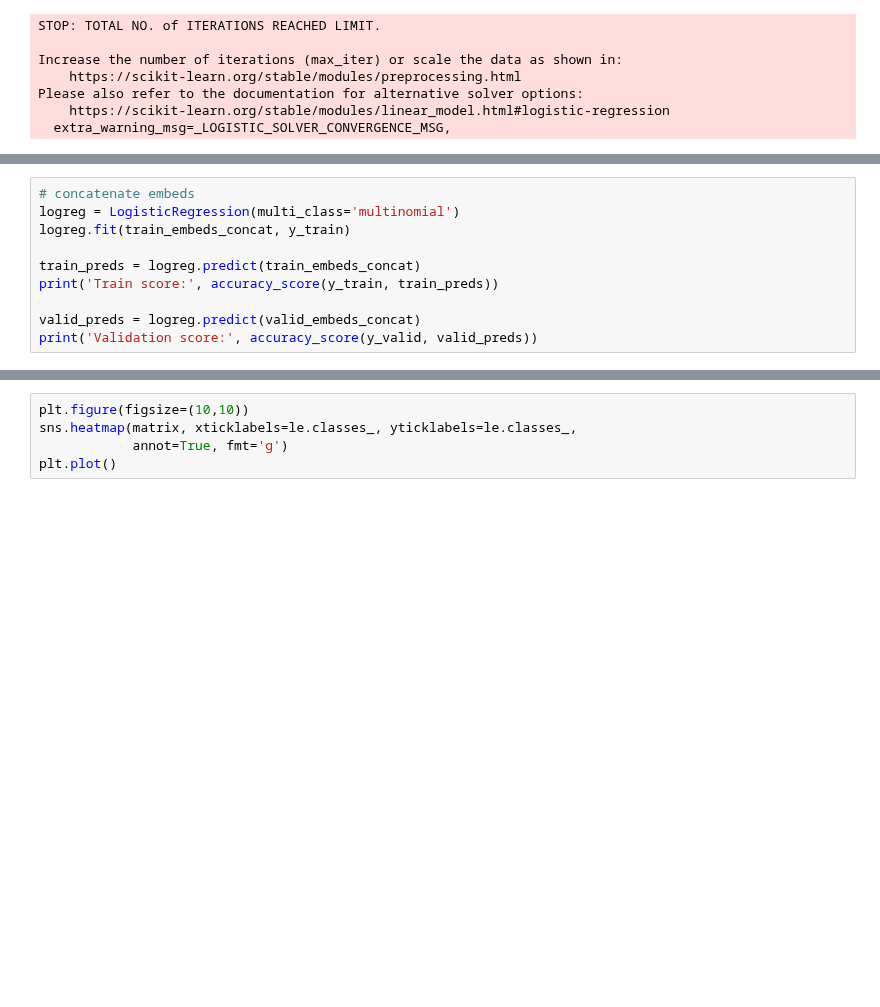
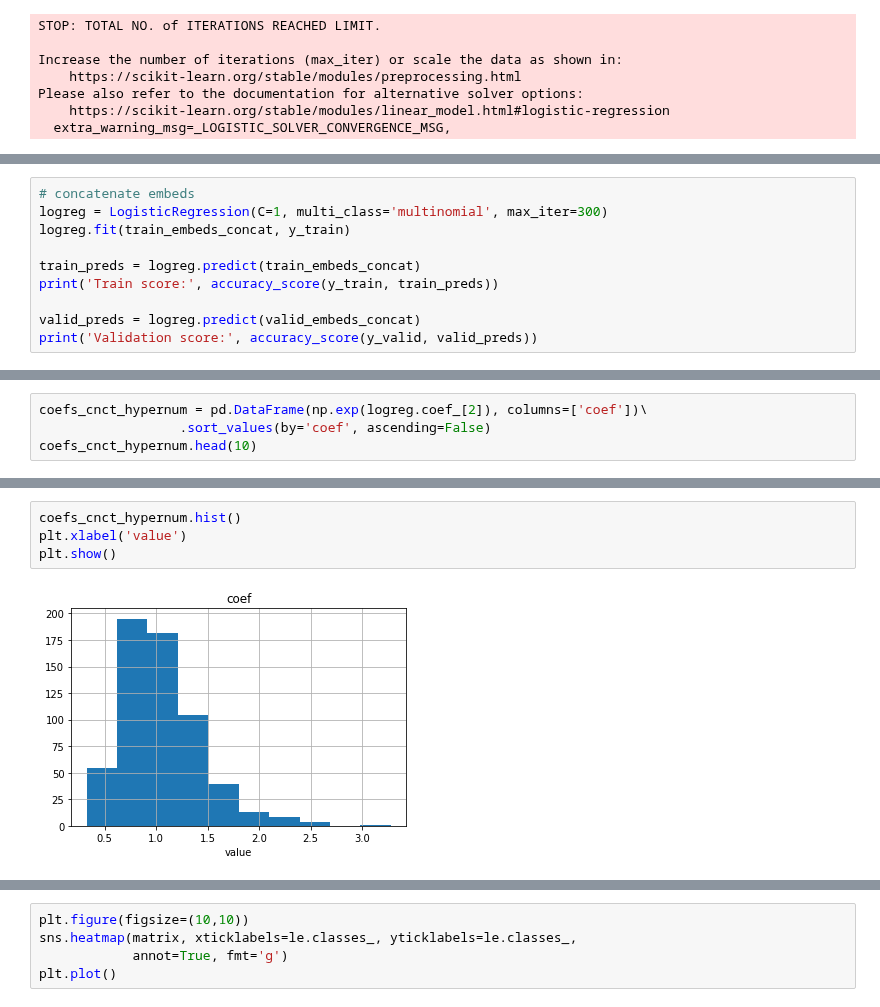
Before and after one commit to chejuro/Relation-prediction-from-embeddings, a Jupyter notebook: Word_embeds_baseline.ipynb, the cells around one changed output, grey strips where cells are left out. Drawn from its saved outputs; the diff is of its cells as text; blank space fills up the shorter version.

Commit message:
Logreg coefs analysis

```diff
--- a/Word_embeds_baseline.ipynb
+++ b/Word_embeds_baseline.ipynb
@@ -207,6 +219,6 @@ Please also refer to the documentation for alternative solver options:
 # %%
 # concatenate embeds
-logreg = LogisticRegression(multi_class='multinomial')
+logreg = LogisticRegression(C=1, multi_class='multinomial', max_iter=300)
 logreg.fit(train_embeds_concat, y_train)
 
 train_preds = logreg.predict(train_embeds_concat)
@@ -226,0 +232,4 @@ Please also refer to the documentation for alternative solver options:
+# %%
+coefs_cnct_hypernum = pd.DataFrame(np.exp(logreg.coef_[2]), columns=['coef'])\
+                  .sort_values(by='coef', ascending=False)
+coefs_cnct_hypernum.head(10)
@@ -226,0 +248,6 @@ Please also refer to the documentation for alternative solver options:
+# %%
+coefs_cnct_hypernum.hist()
+plt.xlabel('value')
+plt.show()
+# %% [output]
+[figure, added]
```
Also changed, not shown: parts of 10 cells of this notebook, 2 other files.
